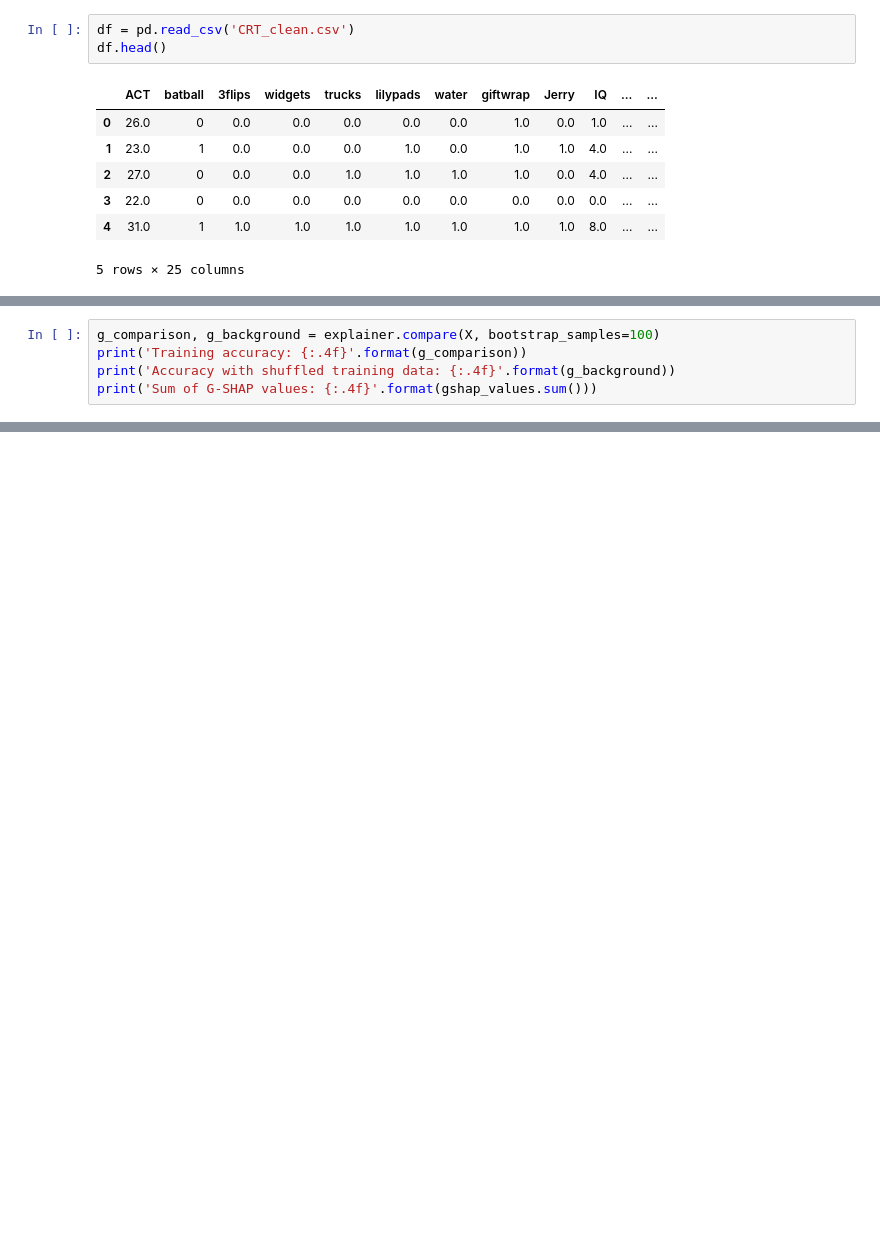
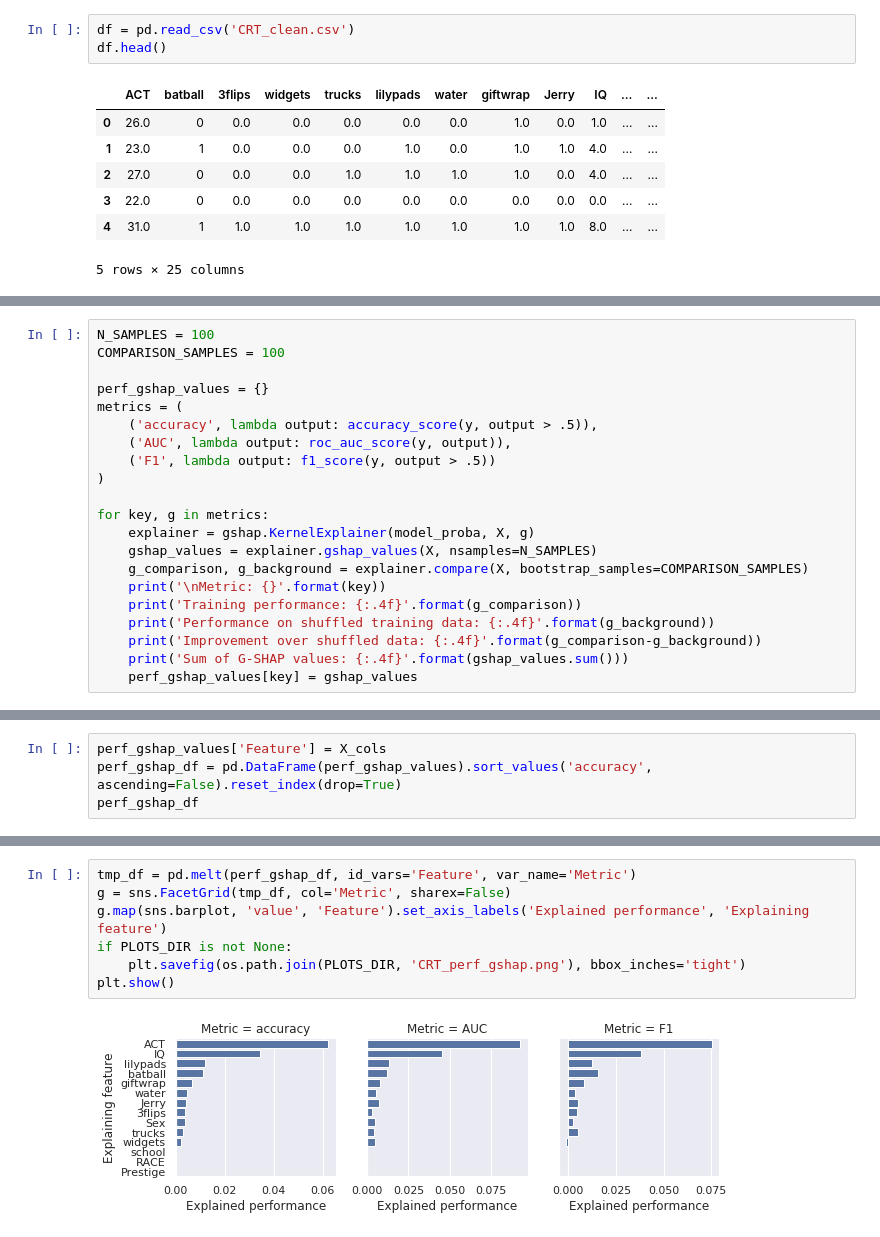
Before and after one commit to dsbowen/beyond-linear-models, a Jupyter notebook: analysis.ipynb, the cells around one changed output, grey strips where cells are left out. Cells and saved outputs as stored; diff of their text form; blank space fills up the shorter version.

```diff
--- a/analysis.ipynb
+++ b/analysis.ipynb
@@ -230,5 +67,0 @@ gshap_values = explainer.gshap_values(X, nsamples=100)
-# %%
-g_comparison, g_background = explainer.compare(X, bootstrap_samples=100)
-print('Training accuracy: {:.4f}'.format(g_comparison))
-print('Accuracy with shuffled training data: {:.4f}'.format(g_background))
-print('Sum of G-SHAP values: {:.4f}'.format(gshap_values.sum()))
@@ -311,0 +415,21 @@ Sum of G-SHAP values for CRT items: 0.0982
+# %%
+N_SAMPLES = 100
+COMPARISON_SAMPLES = 100
+
+perf_gshap_values = {}
+metrics = (
+    ('accuracy', lambda output: accuracy_score(y, output > .5)),
+    ('AUC', lambda output: roc_auc_score(y, output)),
+    ('F1', lambda output: f1_score(y, output > .5))
+)
+
+for key, g in metrics:
+    explainer = gshap.KernelExplainer(model_proba, X, g)
+    gshap_values = explainer.gshap_values(X, nsamples=N_SAMPLES)
+    g_comparison, g_background = explainer.compare(X, bootstrap_samples=COMPARISON_SAMPLES)
+    print('\nMetric: {}'.format(key))
+    print('Training performance: {:.4f}'.format(g_comparison))
+    print('Performance on shuffled training data: {:.4f}'.format(g_background))
+    print('Improvement over shuffled data: {:.4f}'.format(g_comparison-g_background))
+    print('Sum of G-SHAP values: {:.4f}'.format(gshap_values.sum()))
+    perf_gshap_values[key] = gshap_values
@@ -311,0 +454,4 @@ Sum of G-SHAP values for CRT items: 0.0982
+# %%
+perf_gshap_values['Feature'] = X_cols
+perf_gshap_df = pd.DataFrame(perf_gshap_values).sort_values('accuracy', ascending=False).reset_index(drop=True)
+perf_gshap_df
@@ -311,0 +481,9 @@ Sum of G-SHAP values for CRT items: 0.0982
+# %%
+tmp_df = pd.melt(perf_gshap_df, id_vars='Feature', var_name='Metric')
+g = sns.FacetGrid(tmp_df, col='Metric', sharex=False)
+g.map(sns.barplot, 'value', 'Feature').set_axis_labels('Explained performance', 'Explaining feature')
+if PLOTS_DIR is not None:
+    plt.savefig(os.path.join(PLOTS_DIR, 'CRT_perf_gshap.png'), bbox_inches='tight')
+plt.show()
+# %% [output]
+[figure, added]
```
Also changed, not shown: parts of 51 cells of this notebook, 8 other files.
